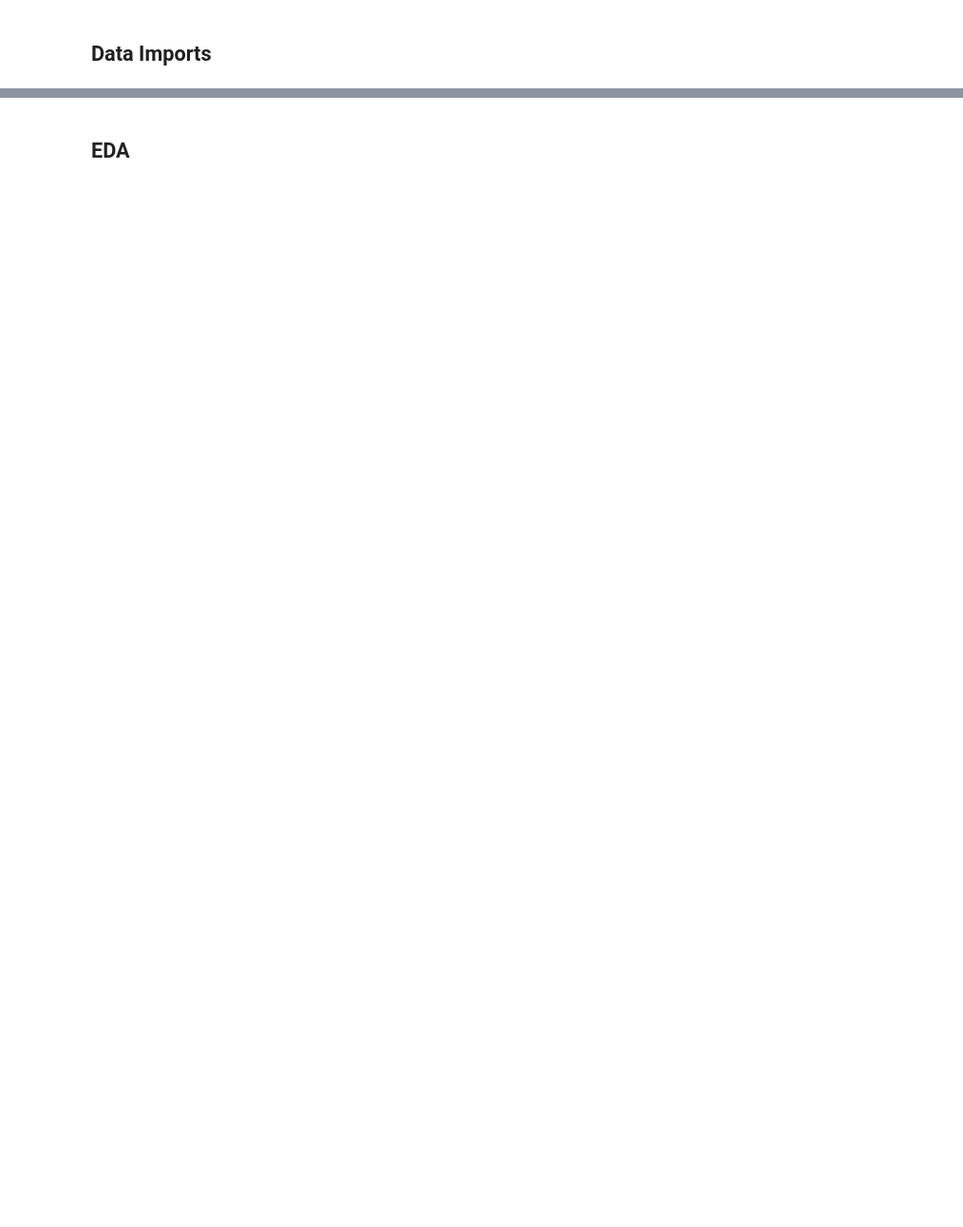
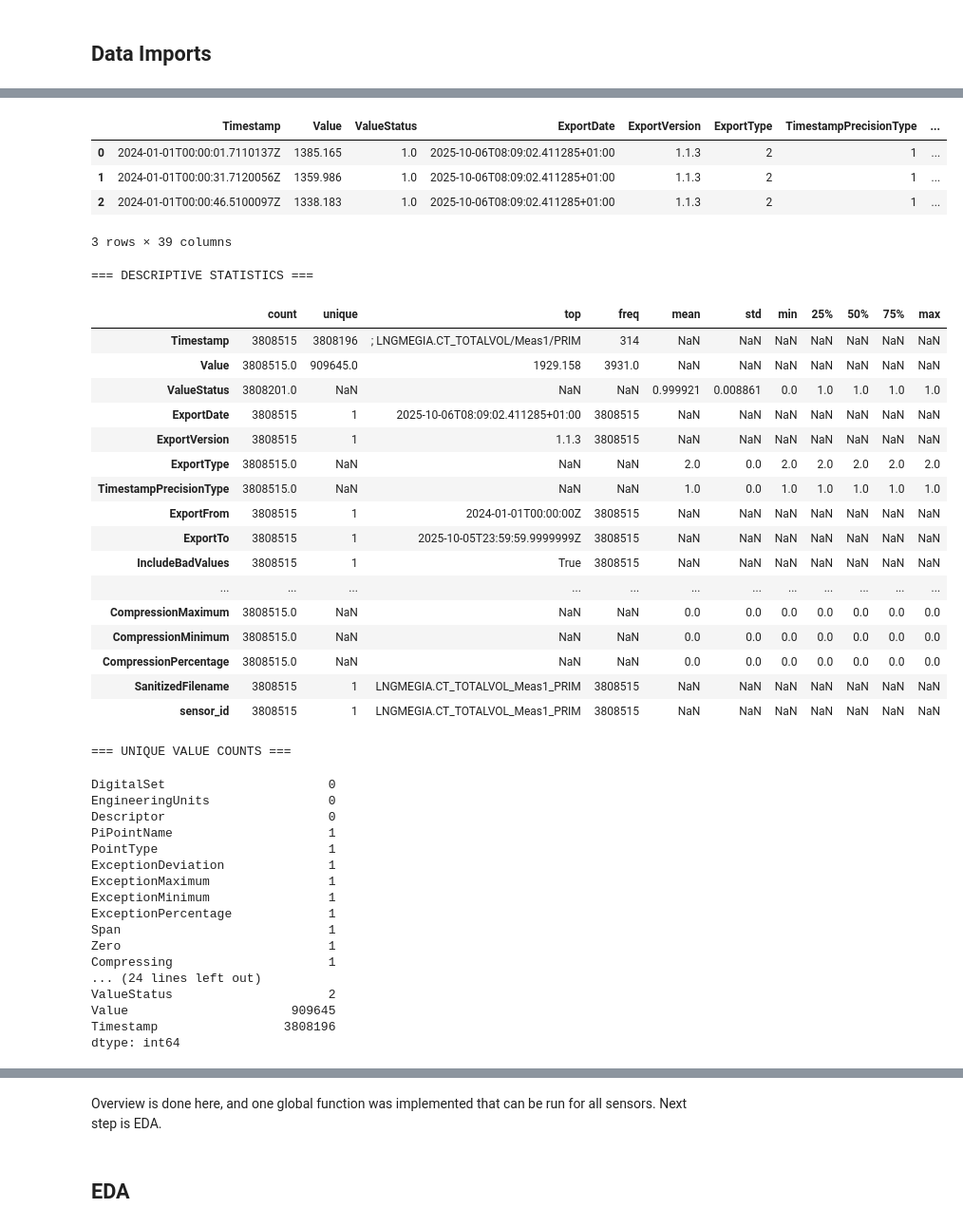
Before and after one commit to ayayasminebelloum/vessel_IQ, a Jupyter notebook: data_curation.ipynb, the cells around one changed output, grey strips where cells are left out. Shown at 95% size. Cells and saved outputs as stored; diff of their text form; code cells hidden in the pictures; blank space fills up the shorter version.

```diff
--- a/data_curation.ipynb
+++ b/data_curation.ipynb
@@ -53,0 +563,3 @@ plt.style.use("seaborn-v0_8-whitegrid")
+# %%
+data_overview(df1)
+# %% [output]
@@ -53,0 +583,41 @@ plt.style.use("seaborn-v0_8-whitegrid")
+|  | Timestamp | Value | ValueStatus | ExportDate | ExportVersion | ExportType | TimestampPrecisionType | ... |
+| 0 | 2024-01-01T00:00:01.7110137Z | 1385.165 | 1.0 | 2025-10-06T08:09:02.411285+01:00 | 1.1.3 | 2 | 1 | ... |
+| 1 | 2024-01-01T00:00:31.7120056Z | 1359.986 | 1.0 | 2025-10-06T08:09:02.411285+01:00 | 1.1.3 | 2 | 1 | ... |
+| 2 | 2024-01-01T00:00:46.5100097Z | 1338.183 | 1.0 | 2025-10-06T08:09:02.411285+01:00 | 1.1.3 | 2 | 1 | ... |
+3 rows × 39 columns
+=== DESCRIPTIVE STATISTICS ===
+|  | count | unique | top | freq | mean | std | min | 25% | 50% | 75% | max |
+| Timestamp | 3808515 | 3808196 | ; LNGMEGIA.CT_TOTALVOL/Meas1/PRIM | 314 | NaN | NaN | NaN | NaN | NaN | NaN | NaN |
+| Value | 3808515.0 | 909645.0 | 1929.158 | 3931.0 | NaN | NaN | NaN | NaN | NaN | NaN | NaN |
+| ValueStatus | 3808201.0 | NaN | NaN | NaN | 0.999921 | 0.008861 | 0.0 | 1.0 | 1.0 | 1.0 | 1.0 |
+| ExportDate | 3808515 | 1 | 2025-10-06T08:09:02.411285+01:00 | 3808515 | NaN | NaN | NaN | NaN | NaN | NaN | NaN |
+| ExportVersion | 3808515 | 1 | 1.1.3 | 3808515 | NaN | NaN | NaN | NaN | NaN | NaN | NaN |
+| ExportType | 3808515.0 | NaN | NaN | NaN | 2.0 | 0.0 | 2.0 | 2.0 | 2.0 | 2.0 | 2.0 |
+| TimestampPrecisionType | 3808515.0 | NaN | NaN | NaN | 1.0 | 0.0 | 1.0 | 1.0 | 1.0 | 1.0 | 1.0 |
+| ExportFrom | 3808515 | 1 | 2024-01-01T00:00:00Z | 3808515 | NaN | NaN | NaN | NaN | NaN | NaN | NaN |
+| ExportTo | 3808515 | 1 | 2025-10-05T23:59:59.9999999Z | 3808515 | NaN | NaN | NaN | NaN | NaN | NaN | NaN |
+| IncludeBadValues | 3808515 | 1 | True | 3808515 | NaN | NaN | NaN | NaN | NaN | NaN | NaN |
+| ... | ... | ... | ... | ... | ... | ... | ... | ... | ... | ... | ... |
+| CompressionMaximum | 3808515.0 | NaN | NaN | NaN | 0.0 | 0.0 | 0.0 | 0.0 | 0.0 | 0.0 | 0.0 |
+| CompressionMinimum | 3808515.0 | NaN | NaN | NaN | 0.0 | 0.0 | 0.0 | 0.0 | 0.0 | 0.0 | 0.0 |
+| CompressionPercentage | 3808515.0 | NaN | NaN | NaN | 0.0 | 0.0 | 0.0 | 0.0 | 0.0 | 0.0 | 0.0 |
+| SanitizedFilename | 3808515 | 1 | LNGMEGIA.CT_TOTALVOL_Meas1_PRIM | 3808515 | NaN | NaN | NaN | NaN | NaN | NaN | NaN |
+| sensor_id | 3808515 | 1 | LNGMEGIA.CT_TOTALVOL_Meas1_PRIM | 3808515 | NaN | NaN | NaN | NaN | NaN | NaN | NaN |
+=== UNIQUE VALUE COUNTS ===
+DigitalSet                      0
+EngineeringUnits                0
+Descriptor                      0
+PiPointName                     1
+PointType                       1
+ExceptionDeviation              1
+ExceptionMaximum                1
+ExceptionMinimum                1
+ExceptionPercentage             1
+Span                            1
+Zero                            1
+Compressing                     1
+... (24 lines left out)
+ValueStatus                     2
+Value                      909645
+Timestamp                 3808196
+dtype: int64
@@ -54,2 +641,4 @@ plt.style.use("seaborn-v0_8-whitegrid")
+# %% [markdown]
+Overview is done here, and one global function was implemented that can be run for all sensors. Next step is EDA.
 # %% [markdown]
 ## EDA
```
Also changed, not shown: parts of 43 cells of this notebook, 2 other files.
